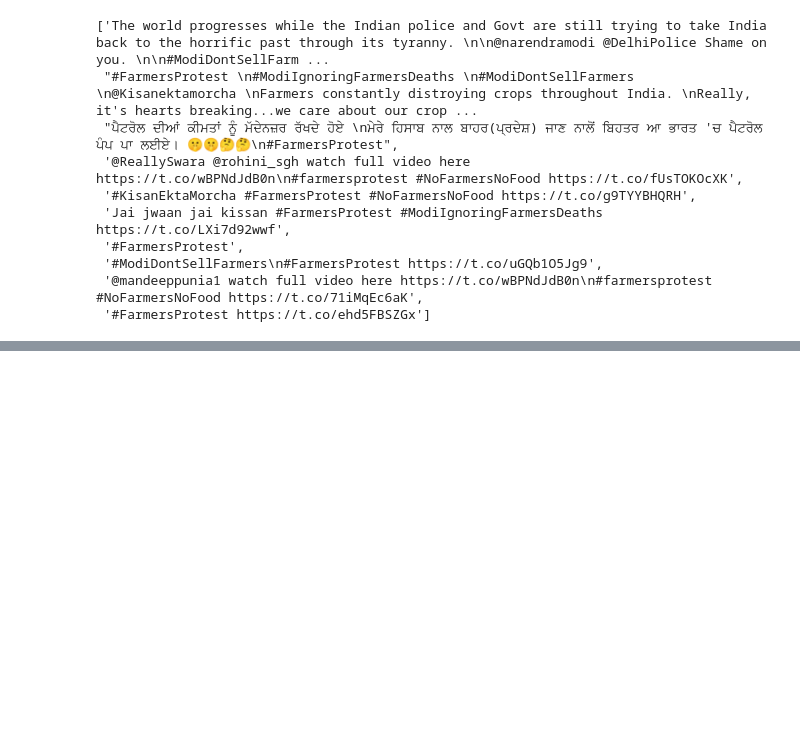
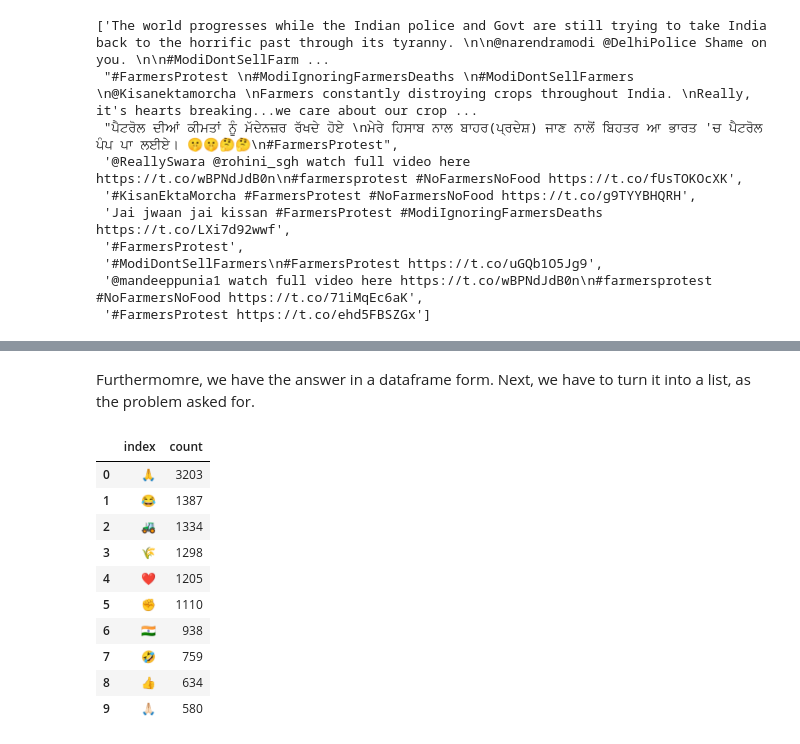
Before and after one commit to arthurkko/latam-challenge, a Jupyter notebook: src/challenge.ipynb, the cells around one changed output, grey strips where cells are left out. Saved outputs shown, nothing was run; the diff lists cells and outputs as text; code cells hidden in the pictures; blank space fills up the shorter version.

Commit message:
feat: implement df_to_list.py and find_top10.py

```diff
--- a/src/challenge.ipynb
+++ b/src/challenge.ipynb
@@ -374,0 +380,3 @@ To work with emojis I'll be using the emoji library. The documentarion of the li
+# %%
+emoji_list = [emoji.distinct_emoji_list(content) for content in df_q2.content if emoji.emoji_count(content)>0]
+emoji_list
@@ -374,0 +403,10 @@ To work with emojis I'll be using the emoji library. The documentarion of the li
+# %%
+emoji_dict = {}
+for emojis in emoji_list:
+    for emoji in emojis:
+        if emoji in emoji_dict:
+            emoji_dict[emoji] += 1
+        else:
+            emoji_dict[emoji] = 1
+
+emoji_dict
@@ -374,0 +433,3 @@ To work with emojis I'll be using the emoji library. The documentarion of the li
+# %%
+df_emoji = pd.DataFrame.from_dict(emoji_dict, orient="index", columns=["count"])
+df_emoji
@@ -374,0 +450,17 @@ To work with emojis I'll be using the emoji library. The documentarion of the li
+# %% [markdown]
+Furthermomre, we have the answer in a dataframe form. Next, we have to turn it into a list, as the problem asked for.
+# %%
+q2_result_df = find_top10(df=df_emoji, by="count", reset_index=True)
+q2_result_df
+# %% [output]
+|  | index | count |
+| 0 | 🙏 | 3203 |
+| 1 | 😂 | 1387 |
+| 2 | 🚜 | 1334 |
+| 3 | 🌾 | 1298 |
+| 4 | ❤️ | 1205 |
+| 5 | ✊ | 1110 |
+| 6 | 🇮🇳 | 938 |
+| 7 | 🤣 | 759 |
+| 8 | 👍 | 634 |
+| 9 | 🙏🏻 | 580 |
```
Also changed, not shown: parts of 11 cells of this notebook, 2 other files.
